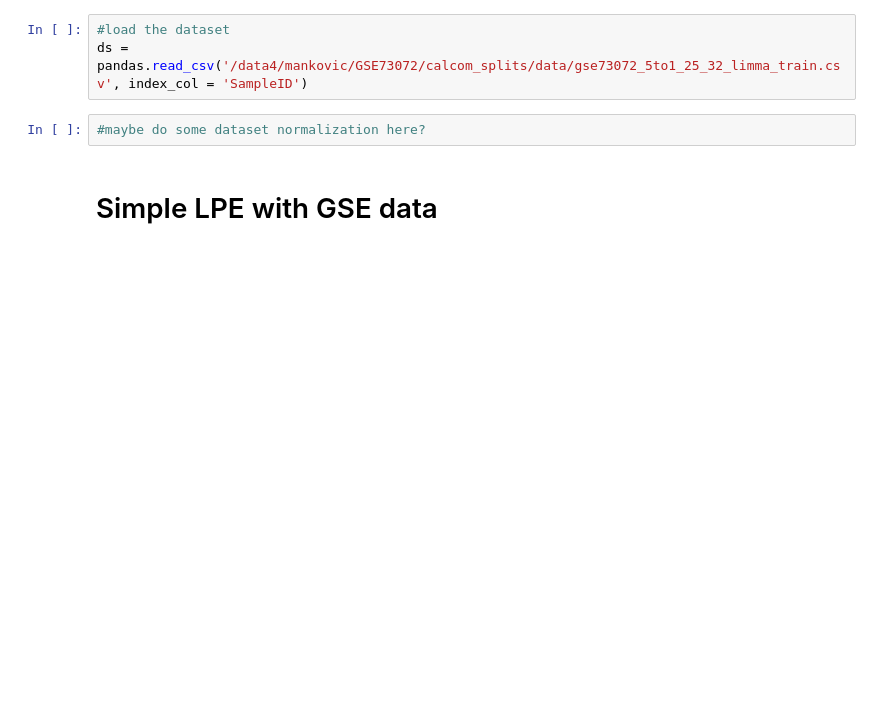
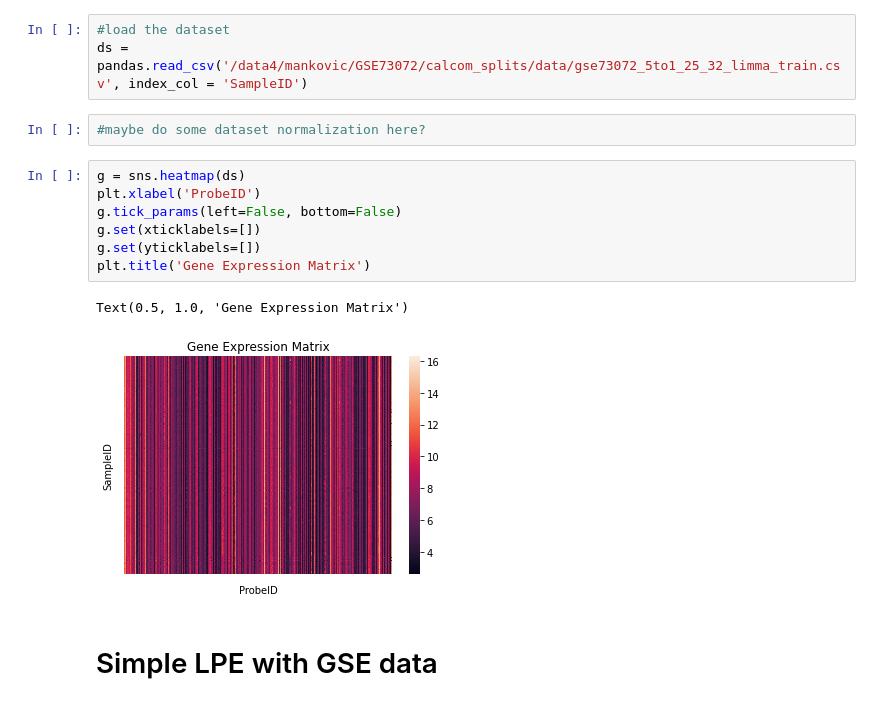
Before and after one commit to nmank/GradCourses, a Jupyter notebook: test_Eric.ipynb, the cells around one changed output. Drawn from its saved outputs; the diff is of its cells as text; blank space fills up the shorter version.

```diff
--- a/test_Eric.ipynb
+++ b/test_Eric.ipynb
@@ -22,6 +23,16 @@ import os
 ds = pandas.read_csv('/data4/mankovic/GSE73072/calcom_splits/data/gse73072_5to1_25_32_limma_train.csv', index_col = 'SampleID')
 # %%
 #maybe do some dataset normalization here?
+# %%
+g = sns.heatmap(ds)
+plt.xlabel('ProbeID')
+g.tick_params(left=False, bottom=False)
+g.set(xticklabels=[])
+g.set(yticklabels=[])
+plt.title('Gene Expression Matrix')
+# %% [output]
+Text(0.5, 1.0, 'Gene Expression Matrix')
+[figure, added]
 # %% [markdown]
 # Simple LPE with GSE data
 # %%
```
Also changed, not shown: parts of 4 cells of this notebook.
